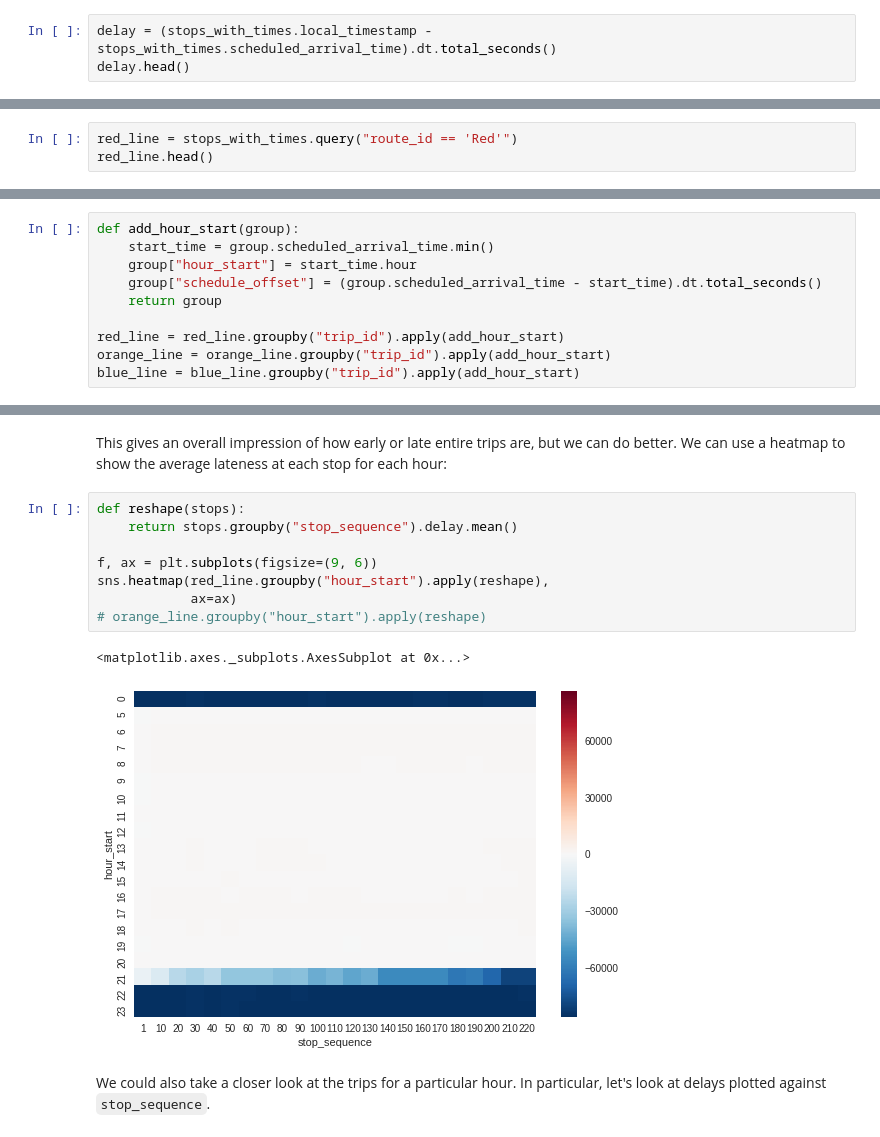
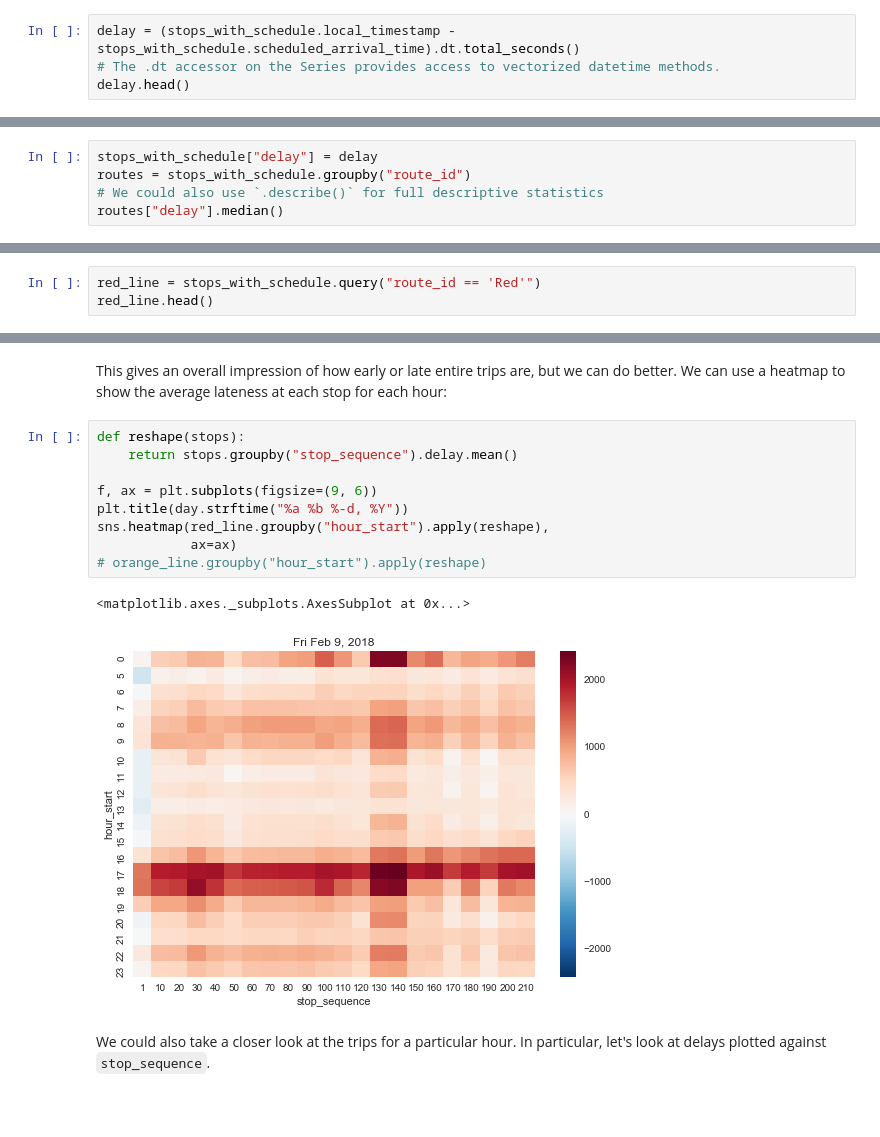
Before and after one commit to bdougsand/data-tutorial, a Jupyter notebook: Crash Course.ipynb, the cells around one changed output, grey strips where cells are left out. Drawn from its saved outputs; the diff is of its cells as text; blank space fills up the shorter version.

```diff
--- a/Crash Course.ipynb
+++ b/Crash Course.ipynb
@@ -702,4 +605,5 @@ stops_with_times.head()
 # %%
-delay = (stops_with_times.local_timestamp - stops_with_times.scheduled_arrival_time).dt.total_seconds()
+delay = (stops_with_schedule.local_timestamp - stops_with_schedule.scheduled_arrival_time).dt.total_seconds()
+# The .dt accessor on the Series provides access to vectorized datetime methods.
 delay.head()
 # %% [output]
@@ -768,0 +628,5 @@ routes["delay"].describe()
+# %%
+stops_with_schedule["delay"] = delay
+routes = stops_with_schedule.groupby("route_id")
+# We could also use `.describe()` for full descriptive statistics
+routes["delay"].median()
@@ -769,4 +651,4 @@ routes["delay"].describe()
 # %%
-red_line = stops_with_times.query("route_id == 'Red'")
+red_line = stops_with_schedule.query("route_id == 'Red'")
 red_line.head()
 # %% [output]
@@ -904,13 +684,3 @@ It might make sense to look at how the start time of a trip relates to the delay
-# %%
-def add_hour_start(group):
-    start_time = group.scheduled_arrival_time.min()
-    group["hour_start"] = start_time.hour
-    group["schedule_offset"] = (group.scheduled_arrival_time - start_time).dt.total_seconds()
-    return group
-
-red_line = red_line.groupby("trip_id").apply(add_hour_start)
-orange_line = orange_line.groupby("trip_id").apply(add_hour_start)
-blue_line = blue_line.groupby("trip_id").apply(add_hour_start)
 # %% [markdown]
 Let's take a look at how many trips start during each hour. We'll be using [matplotlib](http://matplotlib.org), a high-level charting API, and [Seaborn](http://seaborn.pydata.org), which adds styles and additional chart types to matplotlib.
 # %%
@@ -952,14 +722,15 @@ This gives an overall impression of how early or late entire trips are, but we c
 # %%
 def reshape(stops):
     return stops.groupby("stop_sequence").delay.mean()
 
 f, ax = plt.subplots(figsize=(9, 6))
+plt.title(day.strftime("%a %b %-d, %Y"))
 sns.heatmap(red_line.groupby("hour_start").apply(reshape),
             ax=ax)
 # orange_line.groupby("hour_start").apply(reshape)
 # %% [output]
 <matplotlib.axes._subplots.AxesSubplot at 0x...>
-[figure, old version]
+[figure, new version]
 # %% [markdown]
 We could also take a closer look at the trips for a particular hour. In particular, let's look at delays plotted against `stop_sequence`.
 # %%
```
Also changed, not shown: parts of 121 cells of this notebook.
